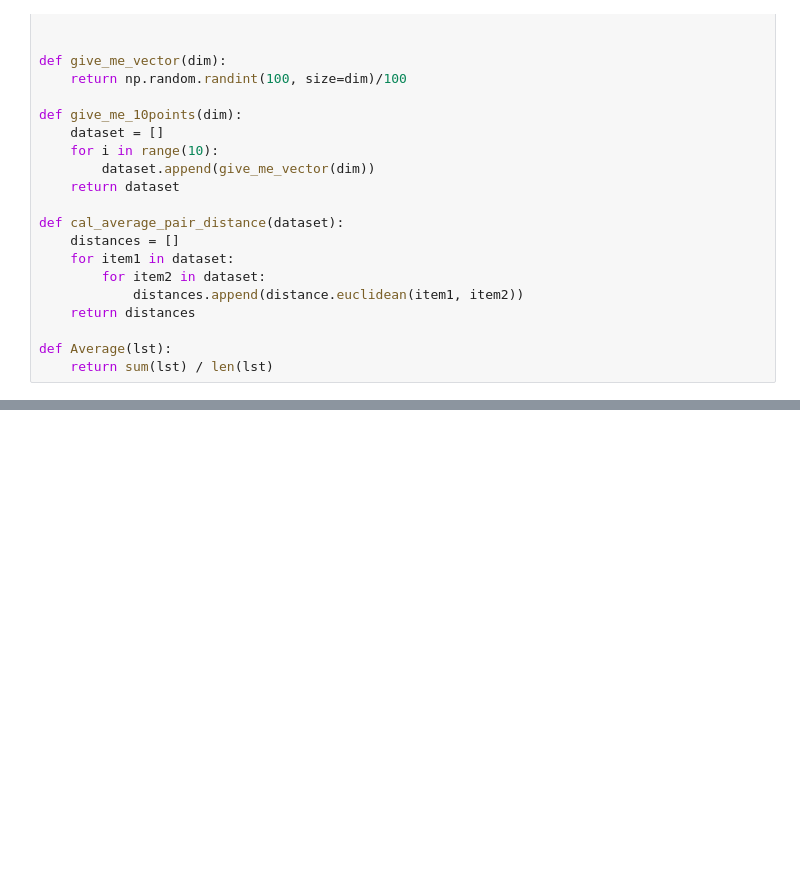
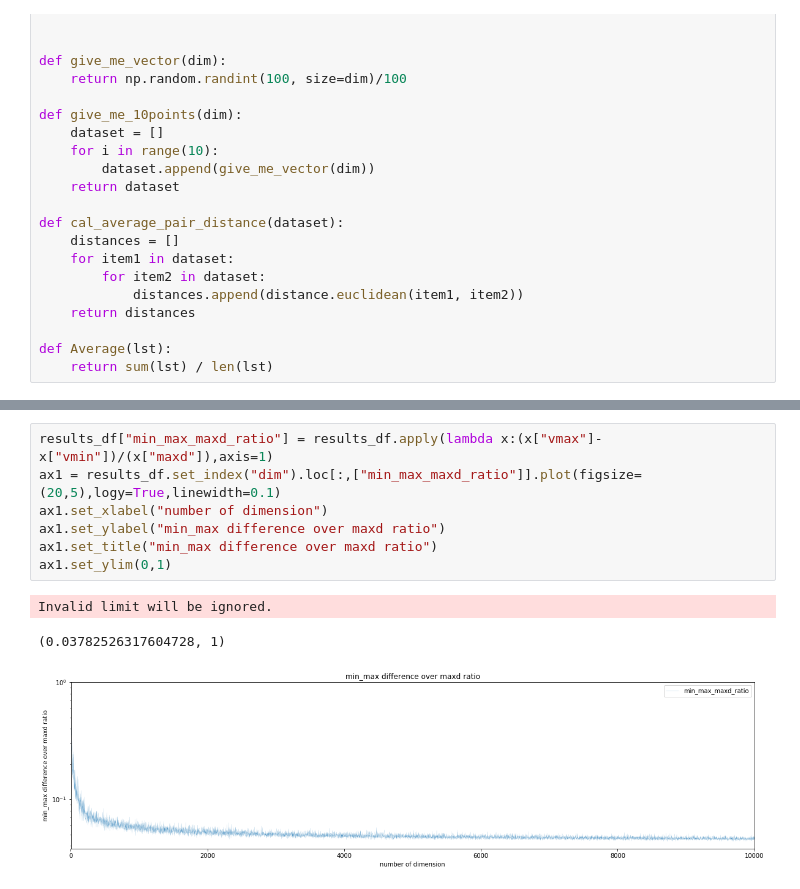
Before and after one commit to sparktsao/VerifyCurseofDim, a Jupyter notebook: R20200620_VerifyCurseofDim.ipynb, the cells around one changed output, grey strips where cells are left out. Saved outputs shown, nothing was run; the diff lists cells and outputs as text; blank space fills up the shorter version.

```diff
--- a/R20200620_VerifyCurseofDim.ipynb
+++ b/R20200620_VerifyCurseofDim.ipynb
@@ -85,0 +87,11 @@ Text(0, 0.5, 'min_max_ratio')
+# %%
+results_df["min_max_maxd_ratio"] = results_df.apply(lambda x:(x["vmax"]-x["vmin"])/(x["maxd"]),axis=1)
+ax1 = results_df.set_index("dim").loc[:,["min_max_maxd_ratio"]].plot(figsize=(20,5),logy=True,linewidth=0.1)
+ax1.set_xlabel("number of dimension")
+ax1.set_ylabel("min_max difference over maxd ratio")
+ax1.set_title("min_max difference over maxd ratio")
+ax1.set_ylim(0,1)
+# %% [output]
+Invalid limit will be ignored.
+(0.03782526317604728, 1)
+[figure, added]
```
Also changed, not shown: parts of 7 cells of this notebook.
